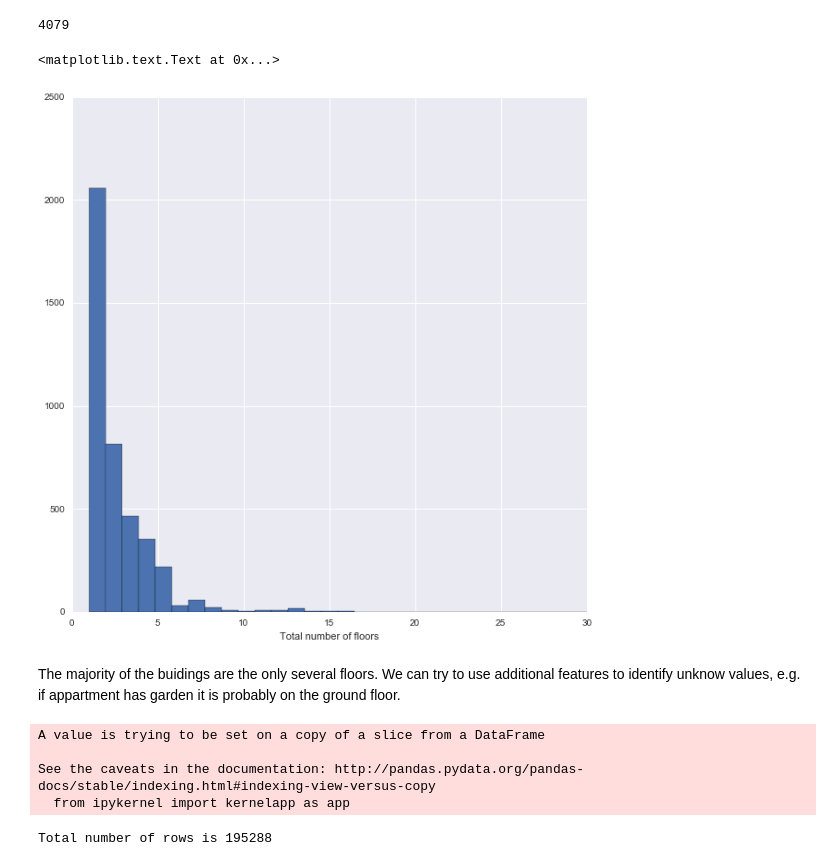
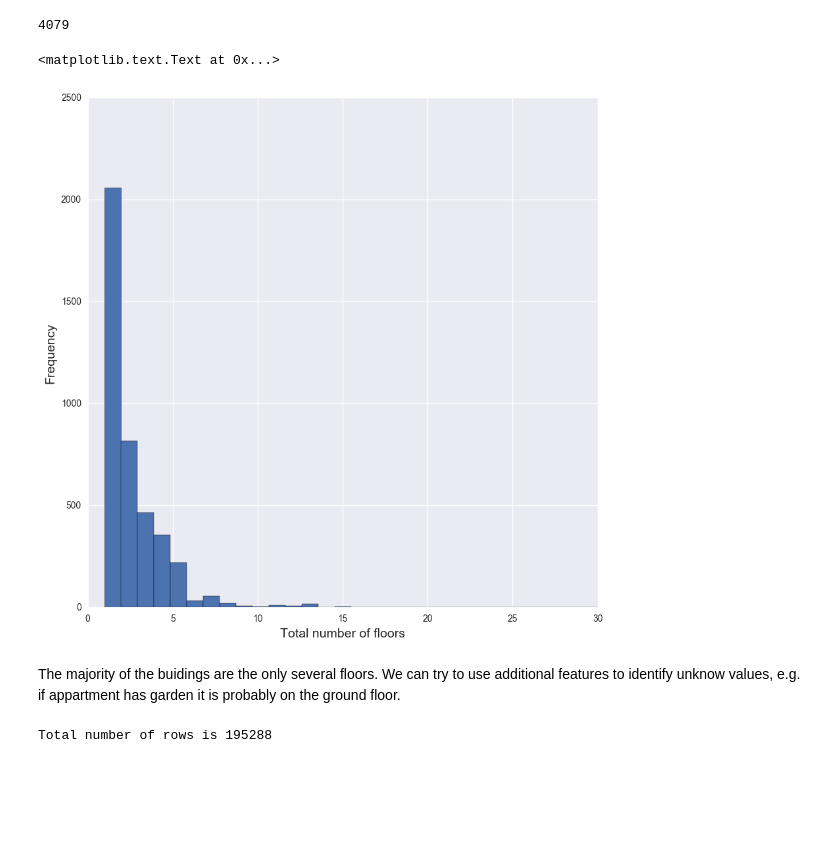
Before and after one commit to vmolchan/Dutch-housing-market, a Jupyter notebook: 2. Dutch house market analysis - Funda data collecting and cleaning.ipynb, the cells around one changed output. Saved outputs shown, nothing was run; the diff lists cells and outputs as text; code cells hidden in the pictures; blank space fills up the shorter version.

```diff
--- a/2. Dutch house market analysis - Funda data collecting and cleaning.ipynb
+++ b/2. Dutch house market analysis - Funda data collecting and cleaning.ipynb
@@ -42,7 +42,7 @@ Funda database contains following attributes:
 dateparser = lambda x: pd.datetime.strptime(x, '%d-%m-%Y') if isinstance(x, str) else np.NaN
 # %%
 #column_names = ['FILE_NAME','PROPERTY_TYPE','PROPERTY_ID','POSTCODE','GEMEENTE','BUURT','OFFER_DATE','SOLD_DATE','SOLD_PRICE','ASKING_PRICE','VVV_PRICE','YEAR_OF_BUILDING','PLOT_AREA','VOLUME','PLOT_SIZE','NROOMS','TOTAL_FLOORS','PROPERTY_FLOOR','INSULATION_TYPE','HEATING_TYPE','GARDEN_TYPE','GARDEN_AREA','PARKING_TYPE','ENERGY_LABEL','MAKLER_NAME','MAKLER_TEL','dummy']
-funda = pd.read_csv("20160830/All_houses/20160830_database_cleaned.txt",sep=";",index_col=0,na_values='NA',parse_dates=['SOLD_DATE','OFFER_DATE'])
+funda = pd.read_csv("20160830/All_houses/20160830_database_cleaned.txt",sep=";",index_col=0,na_values='NA',parse_dates=['SOLD_DATE','OFFER_DATE'],low_memory=False)
 number_of_lines = funda.shape[0]
 # %%
 def column_type_detector(df):
@@ -465,20 +476,16 @@ funda['PROPERTY_FLOOR'].isnull().sum()
 # %%
 fig = plt.figure(figsize=[10,10])
 plt.hist(funda['TOTAL_FLOORS'][funda['PROPERTY_FLOOR'].isnull()],bins=30)
-plt.xlabel("Total number of floors")
+plt.xlabel("Total number of floors",size=14)
+plt.ylabel("Frequency",size=14)
 # %% [output]
 <matplotlib.text.Text at 0x...>
-[figure, old version]
+[figure, new version]
 # %% [markdown]
 The majority of the buidings are the only several floors. We can try to use additional features to identify unknow values, e.g. if appartment has garden it is probably on the ground floor.
 # %%
 # We can assign the top floor for all other unknow data
 funda['PROPERTY_FLOOR'][funda['PROPERTY_FLOOR'].isnull()] = funda['TOTAL_FLOORS'][funda['PROPERTY_FLOOR'].isnull()]
-# %% [output]
-A value is trying to be set on a copy of a slice from a DataFrame
-
-See the caveats in the documentation: http://pandas.pydata.org/pandas-docs/stable/indexing.html#indexing-view-versus-copy
-  from ipykernel import kernelapp as app
 # %%
 column_type_detector(funda)
 # %% [output]
```
Also changed, not shown: parts of 10 cells of this notebook, 1 other file.
